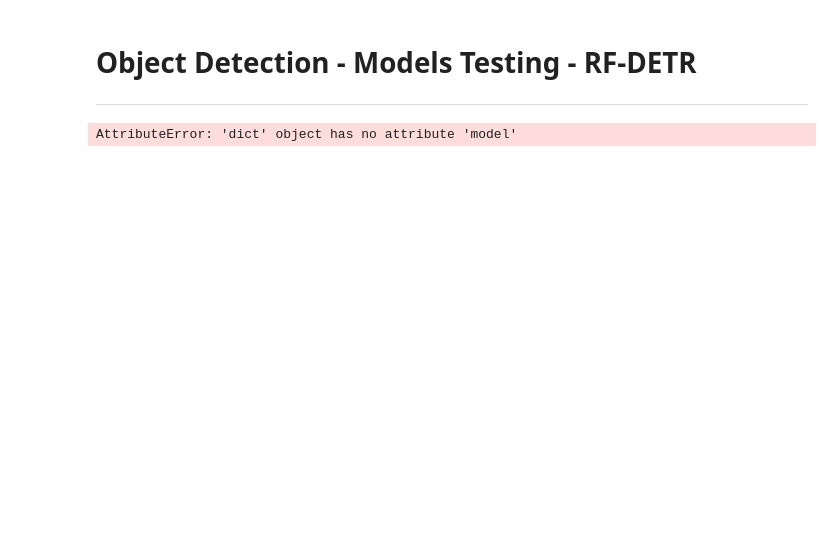
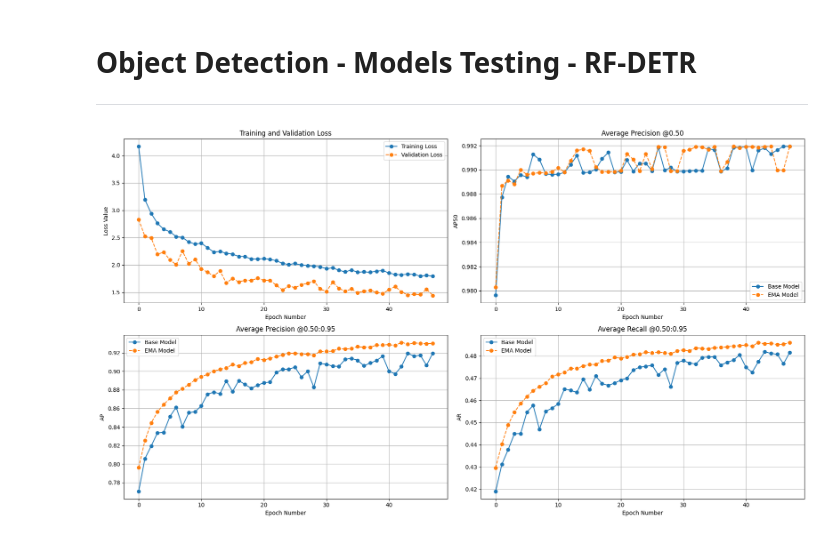
Before and after one commit to SmartWorkMCD/Object_Detection, a Jupyter notebook: models/notebooks/rfdetr_testing.ipynb, the cells around one changed output. Saved outputs shown, nothing was run; the diff lists cells and outputs as text; code cells hidden in the pictures; blank space fills up the shorter version.

Commit message:
Train RF-DETR

```diff
--- a/models/notebooks/rfdetr_testing.ipynb
+++ b/models/notebooks/rfdetr_testing.ipynb
@@ -11,6 +12,74 @@ import torch
 %matplotlib inline
-# %%
-rfdetr = torch.load("./checkpoint.pth", map_location=torch.device('cpu'), weights_only=False)
-rfdetr.model.device = torch.device('cpu')
-# %% [output]
-AttributeError: 'dict' object has no attribute 'model'
+# %%
+epochs, train_loss, val_loss = [], [], []
+ap50_base, ap50_ema = [], []
+ap_base, ap_ema = [], []
+ar_base, ar_ema = [], []
+
+with open("./output/log.txt") as f:
+    for line in f:
+        data = json.loads(line)
+        if "epoch" not in data:
+            continue
+
+        epochs.append(data["epoch"])
+        train_loss.append(data.get("train_loss", None))
+        val_loss.append(data.get("test_loss", None))
+
+        # COCO Eval Bbox metrics
+        coco_base = data.get("test_coco_eval_bbox", [None] * 13)
+        coco_ema = data.get("ema_test_coco_eval_bbox", [None] * 13)
+
+        ap_base.append(coco_base[0])
+        ap50_base.append(coco_base[1])
+        ar_base.append(coco_base[6])
+
+        ap_ema.append(coco_ema[0])
+        ap50_ema.append(coco_ema[1])
+        ar_ema.append(coco_ema[6])
+
+# Plotting
+fig, axs = plt.subplots(2, 2, figsize=(18, 10))
+
+# Loss plot
+axs[0, 0].plot(epochs, train_loss, label="Training Loss", marker="o")
+axs[0, 0].plot(epochs, val_loss, label="Validation Loss", marker="o", linestyle="--")
+axs[0, 0].set_title("Training and Validation Loss")
+axs[0, 0].set_xlabel("Epoch Number")
+axs[0, 0].set_ylabel("Loss Value")
+axs[0, 0].legend()
+axs[0, 0].grid(True)
+
+# AP @ 0.5
+axs[0, 1].plot(epochs, ap50_base, label="Base Model", marker="o")
+axs[0, 1].plot(epochs, ap50_ema, label="EMA Model", marker="o", linestyle="--")
+axs[0, 1].set_title("Average Precision @0.50")
+axs[0, 1].set_xlabel("Epoch Number")
+axs[0, 1].set_ylabel("AP50")
+axs[0, 1].legend()
+axs[0, 1].grid(True)
+
+# AP @ 0.50:0.95
+axs[1, 0].plot(epochs, ap_base, label="Base Model", marker="o")
+axs[1, 0].plot(epochs, ap_ema, label="EMA Model", marker="o", linestyle="--")
+axs[1, 0].set_title("Average Precision @0.50:0.95")
+axs[1, 0].set_xlabel("Epoch Number")
+axs[1, 0].set_ylabel("AP")
+axs[1, 0].legend()
+axs[1, 0].grid(True)
+
+# AR @ 0.50:0.95
+axs[1, 1].plot(epochs, ar_base, label="Base Model", marker="o")
+axs[1, 1].plot(epochs, ar_ema, label="EMA Model", marker="o", linestyle="--")
+axs[1, 1].set_title("Average Recall @0.50:0.95")
+axs[1, 1].set_xlabel("Epoch Number")
+axs[1, 1].set_ylabel("AR")
+axs[1, 1].legend()
+axs[1, 1].grid(True)
+
+plt.tight_layout()
+plt.show()
+
+fig.savefig("./output/completed_metrics_plot.png")
+# %% [output]
+[figure, added]
```
Also changed, not shown: parts of 4 cells of this notebook, 17 other files.
